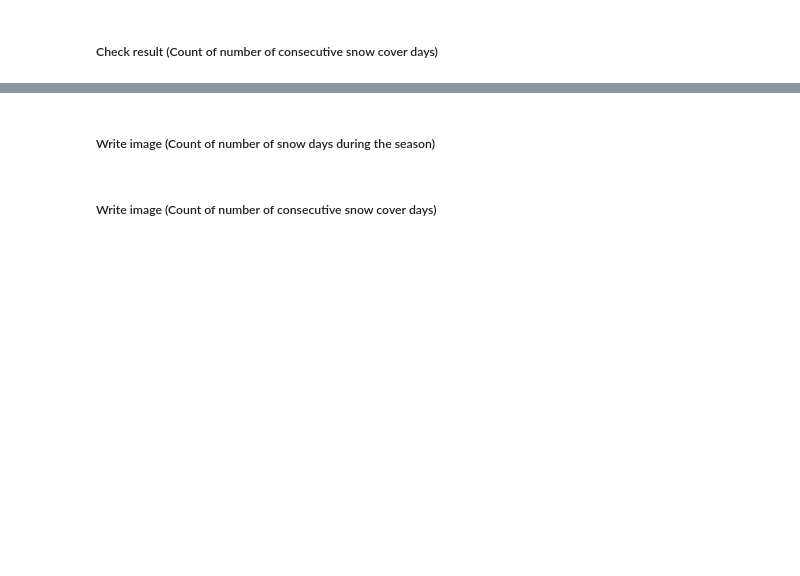
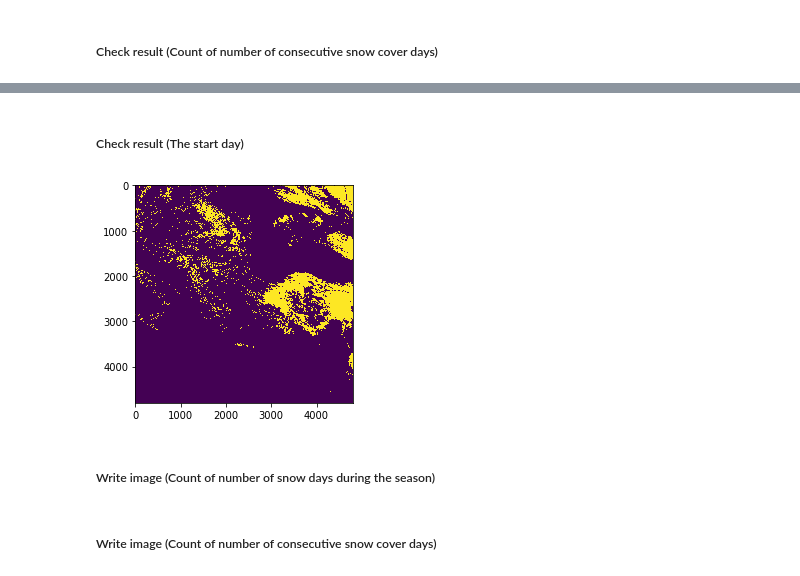
Before and after one commit to ec-better/ewf-wfp-02-02-01, a Jupyter notebook: src/main/app-resources/notebook/libexec/input.ipynb, the cells around one changed output, grey strips where cells are left out. Drawn from its saved outputs; the diff is of its cells as text; code cells hidden in the pictures; blank space fills up the shorter version.

Commit message:
show result and save it to tiff for start date of snow season

```diff
--- a/src/main/app-resources/notebook/libexec/input.ipynb
+++ b/src/main/app-resources/notebook/libexec/input.ipynb
@@ -519,13 +553,13 @@ array([[1, 1, 1, ..., 1, 1, 1],
 ##### The start day
 # %%
 # 1. compute positions of first snow
-#pos_im, pos_8 = get_start_day_snow_season (ml)
+pos_im, pos_8 = get_start_day_snow_season (ml)
 
 # 2. get list of dates from image names
-#py_dates = [datetime.datetime.strptime(d, "%Y-%m-%d").date() for d in dates] # dates in datetime format
+py_dates = [datetime.datetime.strptime(d, "%Y-%m-%d").date() for d in dates] # dates in datetime format
 
 
 # 3. compute doy of first snow based on 1. and 2.
-#cos_doy_start_day = get_start_cos_doy_snow_season(py_dates, pos_im, pos_8):
+cos_doy_start_day = get_start_cos_doy_snow_season(py_dates, pos_im, pos_8)
 
-#cos_doy_start_day
+cos_doy_start_day
@@ -558,3 +606,16 @@ if check_results:
+# %% [markdown]
+##### Check result (The start day)
+# %%
+if check_results:
+
+    import matplotlib
+    import matplotlib.pyplot as plt
+
+    fig = plt.figure()
+    plt.imshow(cos_doy_start_day)
+    plt.show()
+# %% [output]
+[figure, added]
 # %% [markdown]
 ##### Write image (Count of number of snow days during the season)
 # %%
```
Also changed, not shown: parts of 14 cells of this notebook.
